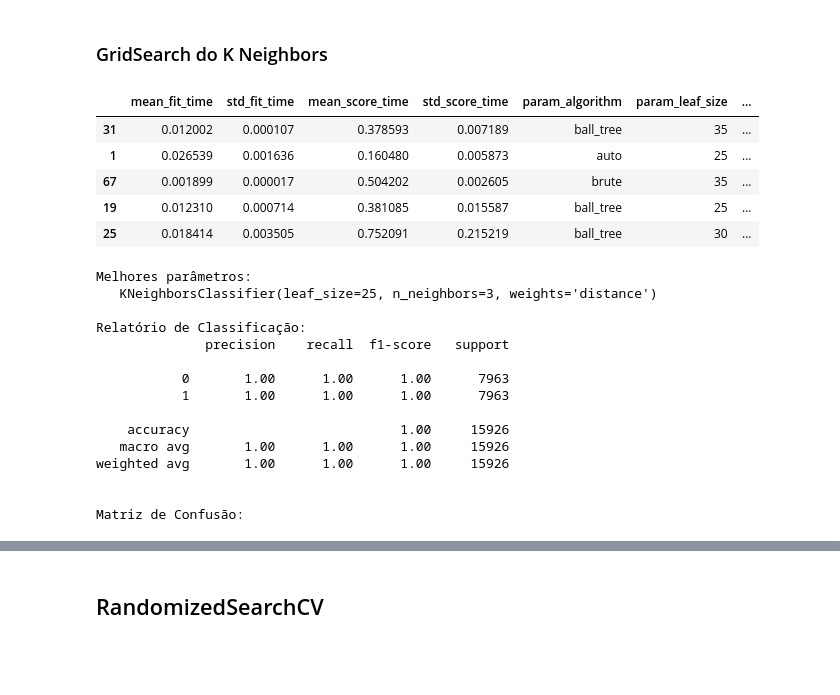
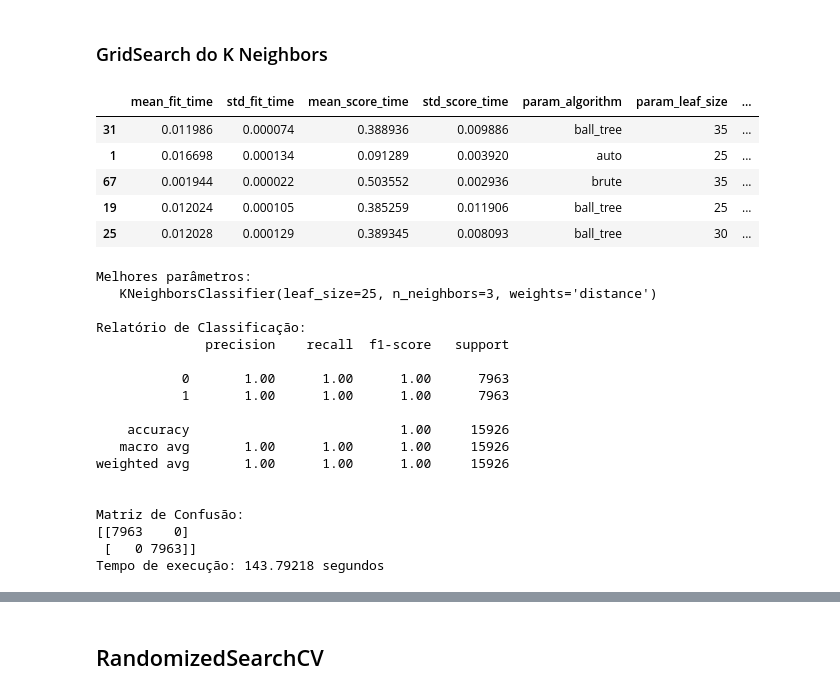
Before and after one commit to MunhozSilva/TFG, a Jupyter notebook: TFG_Luciano_e_Miguel_Churn.ipynb, the cells around one changed output, grey strips where cells are left out. Drawn from its saved outputs; the diff is of its cells as text; code cells hidden in the pictures; blank space fills up the shorter version.

```diff
--- a/TFG_Luciano_e_Miguel_Churn.ipynb
+++ b/TFG_Luciano_e_Miguel_Churn.ipynb
@@ -376,7 +385,9 @@ tec1 = RandomForestClassifier(random_state=42)
 # busca de parâmetros para um 5-Fold e métrica de pontuação 'Recall'
 busca = GridSearchCV(tec1, parametros, cv=5, scoring='recall_micro')
 # buscando no treinamento
+start = time.time()
 busca.fit(X,y)
+end = time.time()
 # 5 melhores resultados
 pd.DataFrame(data=busca.cv_results_).sort_values(by='rank_test_score').head()
 # %% [output]
@@ -437,7 +449,9 @@ tec1 = DecisionTreeClassifier(random_state=42)
 # busca de parâmetros para um 5-Fold e métrica de pontuação 'Recall'
 busca = GridSearchCV(tec1, parametros, cv=5, scoring='recall_micro')
 # buscando no treinamento
+start = time.time()
 busca.fit(X,y)
+end = time.time()
 # 5 melhores resultados
 pd.DataFrame(data=busca.cv_results_).sort_values(by='rank_test_score').head()
 # %% [output]
@@ -476,32 +510,34 @@ Matriz de Confusão:
 # %%
 from sklearn.model_selection import GridSearchCV
 # desativa avisos de execução
 import warnings
 warnings.filterwarnings("ignore")
 
 # lista de parâmetros viáveis de ajuste buscado na técnica
 parametros = {
     'n_neighbors': [3, 5, 10],
     'weights': ['uniform', 'distance'],
     'algorithm': ['auto', 'ball_tree', 'kd_tree', 'brute'],
     'leaf_size': [25, 30, 35],
 }
 
 # técnica a ser ajustada
 tec1 = KNeighborsClassifier()
 # busca de parâmetros para um 5-Fold e métrica de pontuação 'Recall'
 busca = GridSearchCV(tec1, parametros, cv=5, scoring='recall_micro')
 # buscando no treinamento
+start = time.time()
 busca.fit(X,y)
+end = time.time()
 # 5 melhores resultados
 pd.DataFrame(data=busca.cv_results_).sort_values(by='rank_test_score').head()
 # %% [output]
 |  | mean_fit_time | std_fit_time | mean_score_time | std_score_time | param_algorithm | param_leaf_size | ... |
-| 31 | 0.012002 | 0.000107 | 0.378593 | 0.007189 | ball_tree | 35 | ... |
-| 1 | 0.026539 | 0.001636 | 0.160480 | 0.005873 | auto | 25 | ... |
-| 67 | 0.001899 | 0.000017 | 0.504202 | 0.002605 | brute | 35 | ... |
-| 19 | 0.012310 | 0.000714 | 0.381085 | 0.015587 | ball_tree | 25 | ... |
-| 25 | 0.018414 | 0.003505 | 0.752091 | 0.215219 | ball_tree | 30 | ... |
+| 31 | 0.011986 | 0.000074 | 0.388936 | 0.009886 | ball_tree | 35 | ... |
+| 1 | 0.016698 | 0.000134 | 0.091289 | 0.003920 | auto | 25 | ... |
+| 67 | 0.001944 | 0.000022 | 0.503552 | 0.002936 | brute | 35 | ... |
+| 19 | 0.012024 | 0.000105 | 0.385259 | 0.011906 | ball_tree | 25 | ... |
+| 25 | 0.012028 | 0.000129 | 0.389345 | 0.008093 | ball_tree | 30 | ... |
 # %%
 print('Melhores parâmetros:')
 print('  ',busca.best_estimator_,'\n')
@@ -509,6 +545,8 @@ print('Relatório de Classificação:')
 y_pred = busca.best_estimator_.predict(X)
 print(classification_report(y,y_pred),'\n')
 print('Matriz de Confusão:')
+print(confusion_matrix(y,y_pred))
+print("Tempo de execução:", round(end - start, 5), "segundos")
 # %% [output]
 Melhores parâmetros:
    KNeighborsClassifier(leaf_size=25, n_neighbors=3, weights='distance')
@@ -525,3 +563,6 @@ weighted avg       1.00      1.00      1.00     15926
 
 
 Matriz de Confusão:
+[[7963    0]
+ [   0 7963]]
+Tempo de execução: 143.79218 segundos
```
Also changed, not shown: parts of 17 cells of this notebook.
